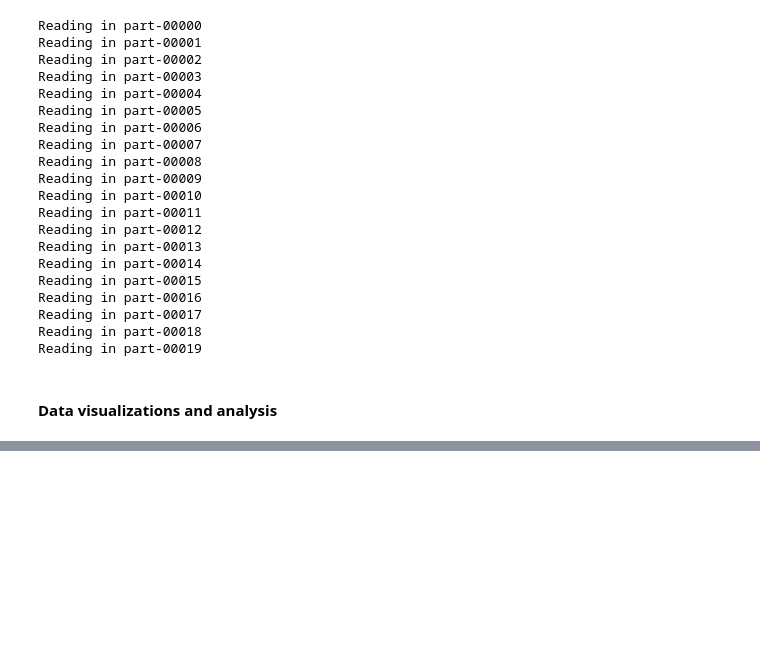
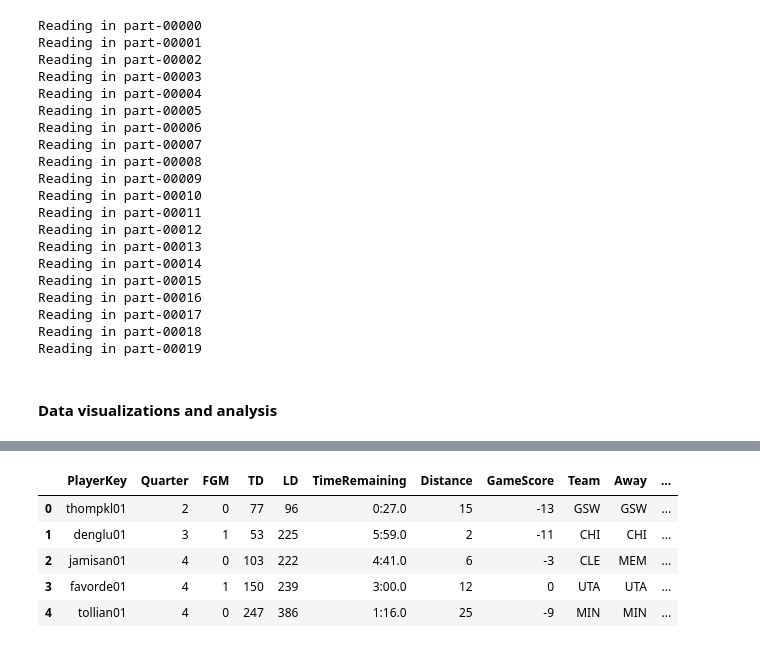
Before and after one commit to pmcwhannel/NBA-analytics, a Jupyter notebook: ShotChartML.ipynb, the cells around one changed output, grey strips where cells are left out. Saved outputs shown, nothing was run; the diff lists cells and outputs as text; code cells hidden in the pictures; blank space fills up the shorter version.

```diff
--- a/ShotChartML.ipynb
+++ b/ShotChartML.ipynb
@@ -314,0 +419,9 @@ print(472 // 36)
+# %%
+data.head()
+# %% [output]
+|  | PlayerKey | Quarter | FGM | TD | LD | TimeRemaining | Distance | GameScore | Team | Away | ... |
+| 0 | thompkl01 | 2 | 0 | 77 | 96 | 0:27.0 | 15 | -13 | GSW | GSW | ... |
+| 1 | denglu01 | 3 | 1 | 53 | 225 | 5:59.0 | 2 | -11 | CHI | CHI | ... |
+| 2 | jamisan01 | 4 | 0 | 103 | 222 | 4:41.0 | 6 | -3 | CLE | MEM | ... |
+| 3 | favorde01 | 4 | 1 | 150 | 239 | 3:00.0 | 12 | 0 | UTA | UTA | ... |
+| 4 | tollian01 | 4 | 0 | 247 | 386 | 1:16.0 | 25 | -9 | MIN | MIN | ... |
```
Also changed, not shown: parts of 36 cells of this notebook.
